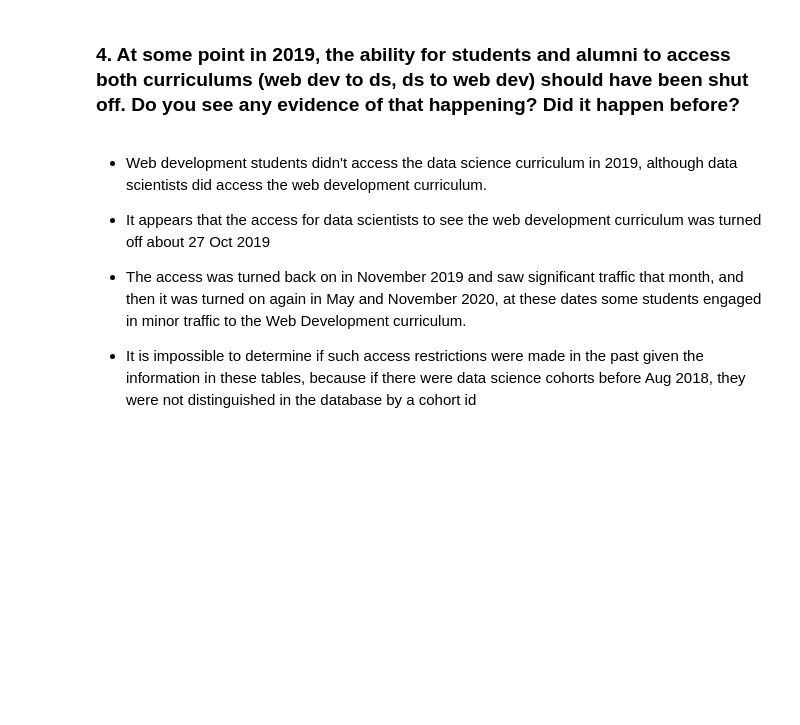
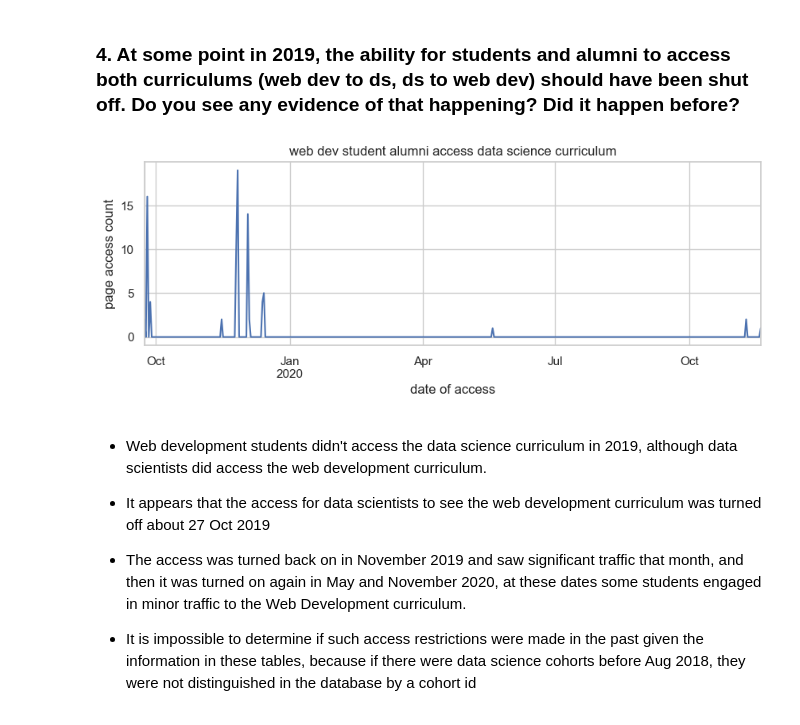
Before and after one commit to Anomaly-Detection-Group/anomaly_detection_project, a Jupyter notebook: final_report.ipynb, the cells around one changed output. Saved outputs shown, nothing was run; the diff lists cells and outputs as text; code cells hidden in the pictures; blank space fills up the shorter version.

Commit message:
update final question

```diff
--- a/final_report.ipynb
+++ b/final_report.ipynb
@@ -107,6 +100,11 @@ one_day_list
 - 62 users had random days associated with their last login before graduation, ranging from 19 days all the way up to 183 days before graduation.
 # %% [markdown]
 ### 4. At some point in 2019, the ability for students and alumni to access both curriculums (web dev to ds, ds to web dev) should have been shut off. Do you see any evidence of that happening? Did it happen before?
+# %%
+# get results for web dev students from explore file
+explore_.get_explore_question_4()
+# %% [output]
+[figure, added]
 # %% [markdown]
 - Web development students didn't access the data science curriculum in 2019, although data scientists did access the web development curriculum.
 
```
Also changed, not shown: parts of 12 cells of this notebook, 3 other files.
